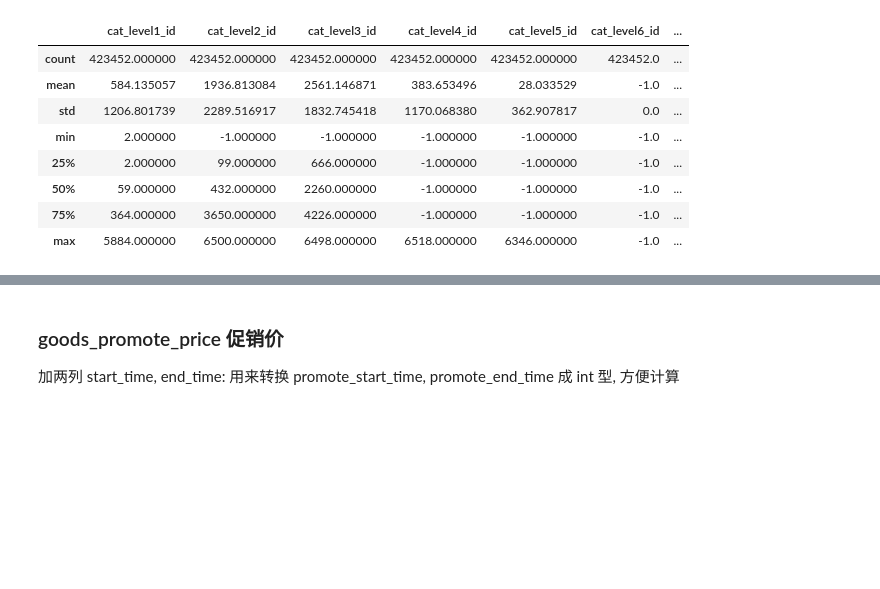
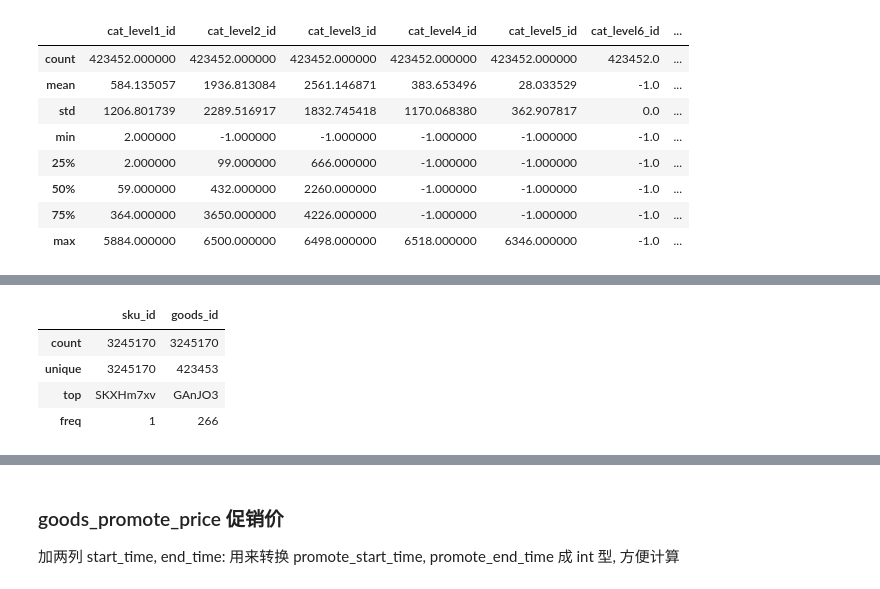
Before and after one commit to pjpjq/supply-chain-prediction-competition, a Jupyter notebook: notebooks/visualize_data.ipynb, the cells around one changed output, grey strips where cells are left out. Saved outputs shown, nothing was run; the diff lists cells and outputs as text; code cells hidden in the pictures; blank space fills up the shorter version.

```diff
--- a/notebooks/visualize_data.ipynb
+++ b/notebooks/visualize_data.ipynb
@@ -143,0 +206,8 @@ goodsinfo.describe()
+# %%
+goods_sku_relation.describe()
+# %% [output]
+|  | sku_id | goods_id |
+| count | 3245170 | 3245170 |
+| unique | 3245170 | 423453 |
+| top | SKXHm7xv | GAnJO3 |
+| freq | 1 | 266 |
```
Also changed, not shown: parts of 11 cells of this notebook, 1 other file.
